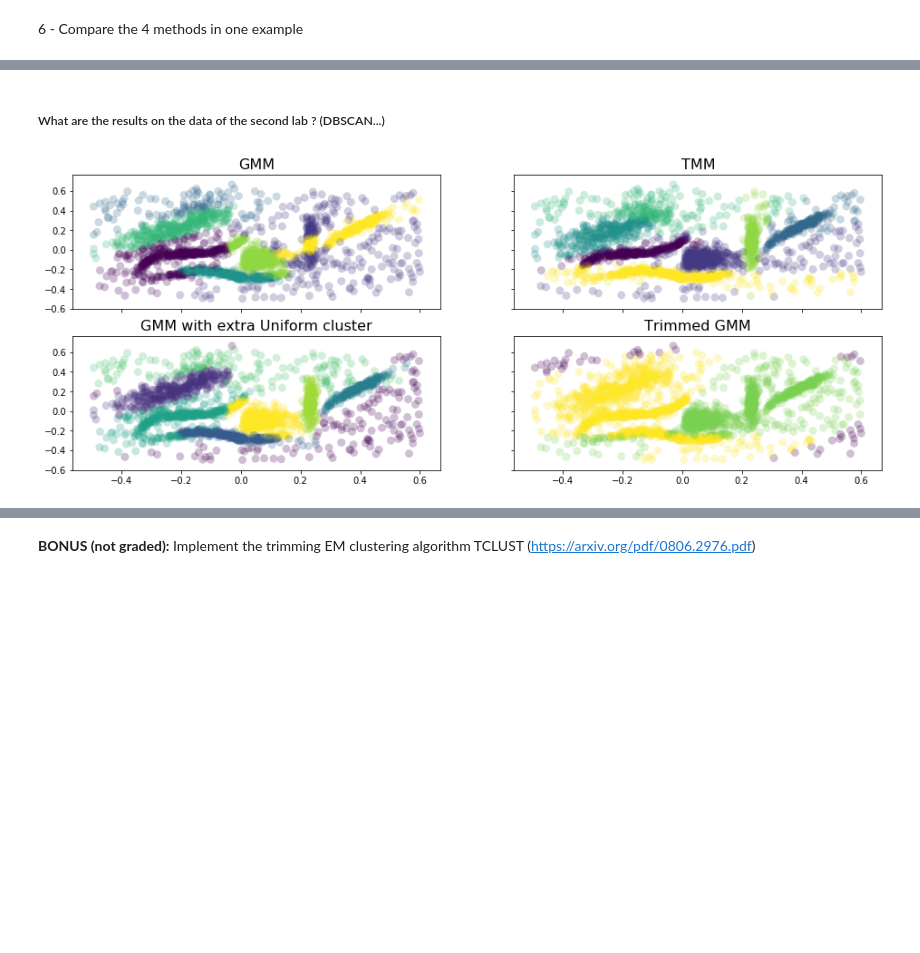
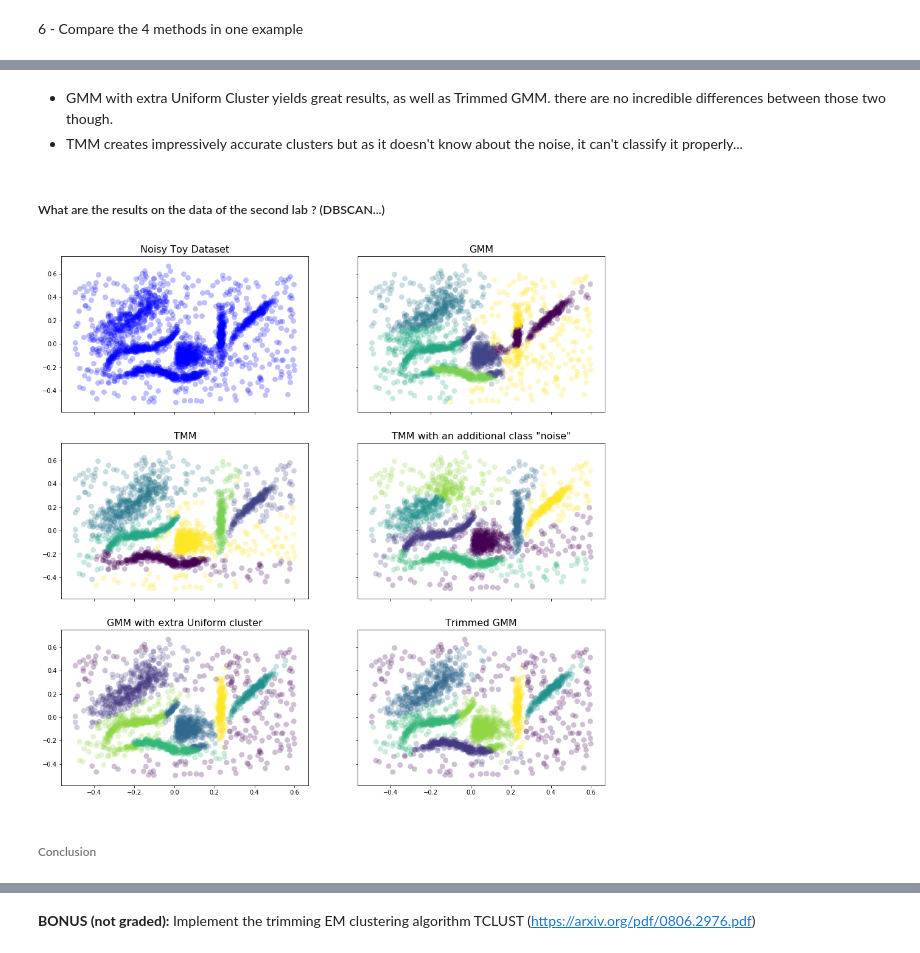
Before and after one commit to EmmanuelJhno/AML-labs, a Jupyter notebook: Cours 6 - TP/lab5-RMM.ipynb, the cells around one changed output, grey strips where cells are left out. Saved outputs shown, nothing was run; the diff lists cells and outputs as text; code cells hidden in the pictures; blank space fills up the shorter version.

Commit message:
Tests and making the trimmed gmm function work.

```diff
--- a/Cours 6 - TP/lab5-RMM.ipynb
+++ b/Cours 6 - TP/lab5-RMM.ipynb
@@ -48,7 +48,7 @@ We recognize the law of a $\Gamma$, and as a law can be identified by its probab
 # %%
 class my_tMM():
 
-    def __init__(self, K, itermax=1000, tol=1e-2):
+    def __init__(self, K, itermax=25, tol=1e-2):
         '''
         Parameters:
         -----------
@@ -1355,6 +1331,0 @@ def plot_cluster(X, model_tmm, model_gmm_eu, model_gmm_trim, labels):
-# %%
-k = 4
-p = 2
-X_1, labels_1 = generate_data(k = 4, p = 2, scale_dof=10, seed = 12)
-X_2, labels_2 = generate_data(k = 4, p = 2, scale_dof= 60, seed = 12)
-X_3, labels_3 = generate_data(k = 4, p = 2, scale_dof=120, seed = 12)
@@ -1361,10 +1378,4 @@ X_3, labels_3 = generate_data(k = 4, p = 2, scale_dof=120, seed = 12)
 # %%
-model_tmm = my_tMM(6, itermax = 5, tol = 10**-5)
-model_gmm_eu = my_GMM_EU(6, itermax=5)
-model_gmm_trim = my_GMM_trimmed(6, trim=0.02, itermax=5)
+model_tmm = my_tMM(3, itermax = 25, tol = 10**-5)
+model_gmm_eu = my_GMM_EU(3, itermax=25)
+model_gmm_trim = my_GMM_trimmed(3, trim=0.02, itermax=25)
-# %%
-X = X_1
-model_tmm.fit(X)
-model_gmm_eu.fit(X)
-model_gmm_trim.fit(X)
-plot_cluster(X, model_tmm, model_gmm_eu, model_gmm_trim, labels_1)
@@ -1371,32 +1415,41 @@ plot_cluster(X, model_tmm, model_gmm_eu, model_gmm_trim, labels_1)
+# %% [markdown]
+ - GMM with extra Uniform Cluster yields great results, as well as Trimmed GMM. there are no incredible differences between those two though.
+ - TMM creates impressively accurate clusters but as it doesn't know about the noise, it can't classify it properly...
 # %% [markdown]
 ##### What are the results on the data of the second lab ? (DBSCAN...)
 # %%
 import sklearn.datasets as data
 
 X = np.load('clusterable_data-1.npy')
-model_tmm = my_tMM(7, itermax = 25, tol = 10**-5)
-model_gmm = my_GMM(7)
-model_gmm_eu = my_GMM_EU(7, itermax=25)
-model_gmm_trim = my_GMM_trimmed(7, trim=0.02, itermax=25)
+model_tmm = my_tMM(6, itermax = 15, tol = 10**-5)
+model_tmm_add = my_tMM(7, itermax = 15, tol = 10**-5)
+model_gmm = my_GMM(6)
+model_gmm_eu = my_GMM_EU(6, itermax=15)
+model_gmm_trim = my_GMM_trimmed(6, trim=0.1, itermax=15)
 
 model_tmm.fit(X)
+model_tmm_add.fit(X)
 model_gmm.fit(X)
 model_gmm_eu.fit(X)
 model_gmm_trim.fit(X)
 
-fig, ax = plt.subplots(2, 2, figsize=(16, 6), sharex = True, sharey = True)
+fig, ax = plt.subplots(3, 2, figsize=(16, 16), sharex = True, sharey = True)
 
-#ax[0][0].scatter(X.T[0], X.T[1], color='b', **plot_kwds)
-#ax[0][0].set_title('Noisy Toy Dataset', size=16)
-ax[0][0].scatter(X[:, 0].T, X[:, 1].T, c=model_gmm.labels_, **plot_kwds)
-ax[0][0].set_title('GMM', size = 16)
-ax[0][1].scatter(X[:, 0].T, X[:, 1].T, c=model_tmm.labels_, **plot_kwds)
-ax[0][1].set_title('TMM', size = 16)
-ax[1][0].scatter(X[:, 0].T, X[:, 1].T, c=model_gmm_eu.labels_, **plot_kwds)
-ax[1][0].set_title('GMM with extra Uniform cluster', size = 16)
-ax[1][1].scatter(X[:, 0].T, X[:, 1].T, c=model_gmm_trim.labels_, **plot_kwds)
-ax[1][1].set_title('Trimmed GMM', size = 16)
+ax[0][0].scatter(X.T[0], X.T[1], color='b', **plot_kwds)
+ax[0][0].set_title('Noisy Toy Dataset', size=16)
+ax[0][1].scatter(X[:, 0].T, X[:, 1].T, c=model_gmm.labels_, **plot_kwds)
+ax[0][1].set_title('GMM', size = 16)
+ax[1][0].scatter(X[:, 0].T, X[:, 1].T, c=model_tmm.labels_, **plot_kwds)
+ax[1][0].set_title('TMM', size = 16)
+ax[1][1].scatter(X[:, 0].T, X[:, 1].T, c=model_tmm_add.labels_, **plot_kwds)
+ax[1][1].set_title('TMM with an additional class "noise"', size = 16)
+ax[2][0].scatter(X[:, 0].T, X[:, 1].T, c=model_gmm_eu.labels_, **plot_kwds)
+ax[2][0].set_title('GMM with extra Uniform cluster', size = 16)
+ax[2][1].scatter(X[:, 0].T, X[:, 1].T, c=model_gmm_trim.labels_, **plot_kwds)
+ax[2][1].set_title('Trimmed GMM', size = 16)
 
 plt.show();
 # %% [output]
-[figure, old version]
+[figure, new version]
+# %% [markdown]
+###### Conclusion
```
Also changed, not shown: parts of 21 cells of this notebook.
